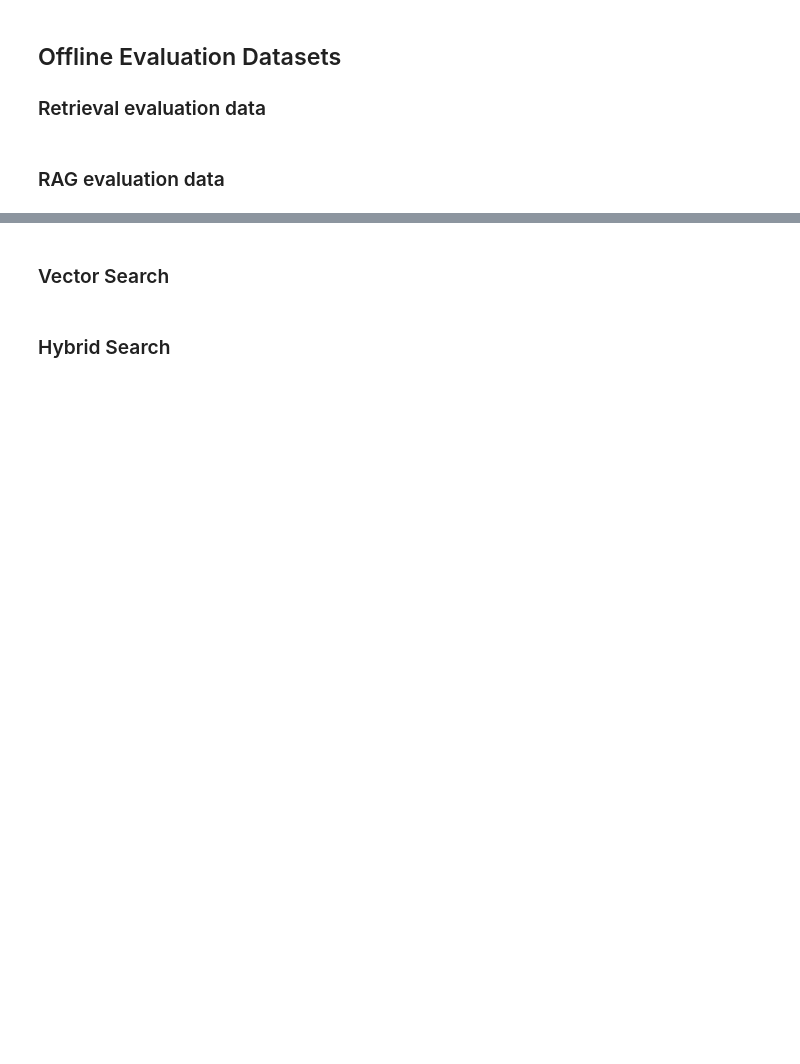
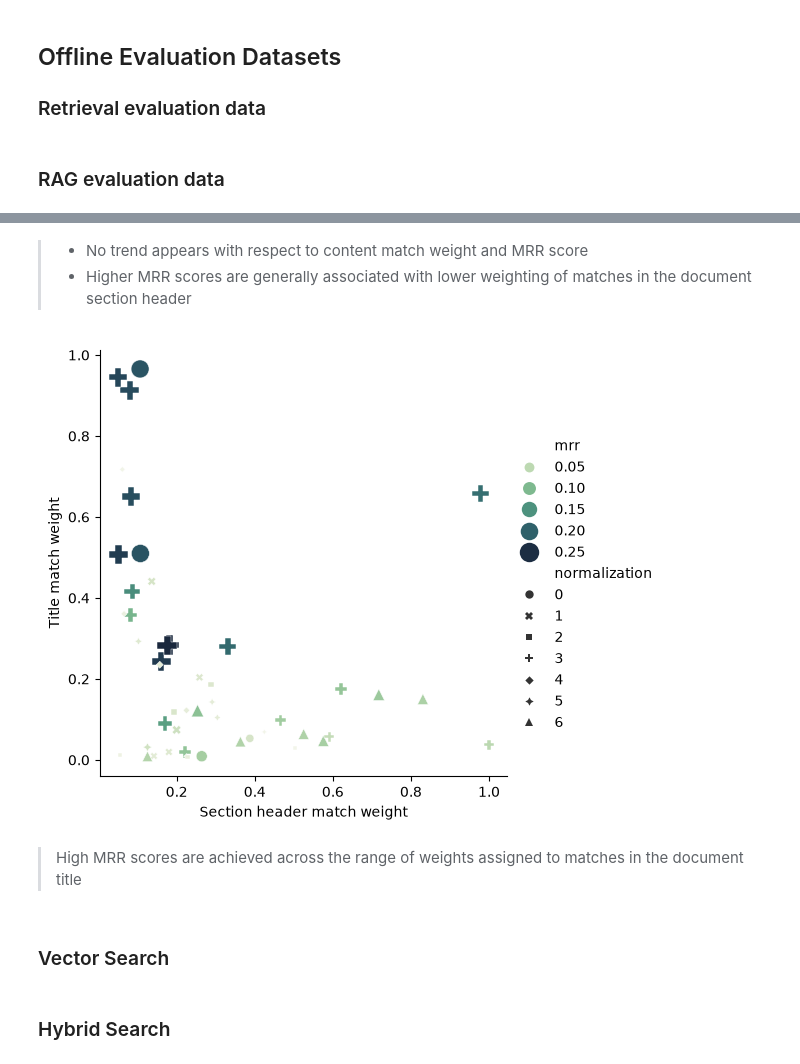
Before and after one commit to bastien-winant/wikifin-rag, a Jupyter notebook: src/wikifin_rag/evaluation.ipynb, the cells around one changed output, grey strips where cells are left out. Cells and saved outputs as stored; diff of their text form; code cells hidden in the pictures; blank space fills up the shorter version.

```diff
--- a/src/wikifin_rag/evaluation.ipynb
+++ b/src/wikifin_rag/evaluation.ipynb
@@ -151,3 +190,24 @@ best
+# %% [markdown]
+> - No trend appears with respect to content match weight and MRR score
+> - Higher MRR scores are generally associated with lower weighting of matches in the document section header
+# %%
+sns.relplot(
+    data=text_search_trials_df,
+    x="section_weight",
+    y="title_weight",
+    hue="mrr",
+    palette="ch:r=-.5,l=.95",
+    size="mrr",
+    sizes=(15, 200),
+    style="normalization"
+)
+plt.xlabel("Section header match weight")
+plt.ylabel("Title match weight")
+plt.show()
+# %% [output]
+[figure, added]
+# %% [markdown]
+> High MRR scores are achieved across the range of weights assigned to matches in the document title
 # %% [markdown]
 ### Vector Search
 # %%
```
Also changed, not shown: parts of 14 cells of this notebook.
